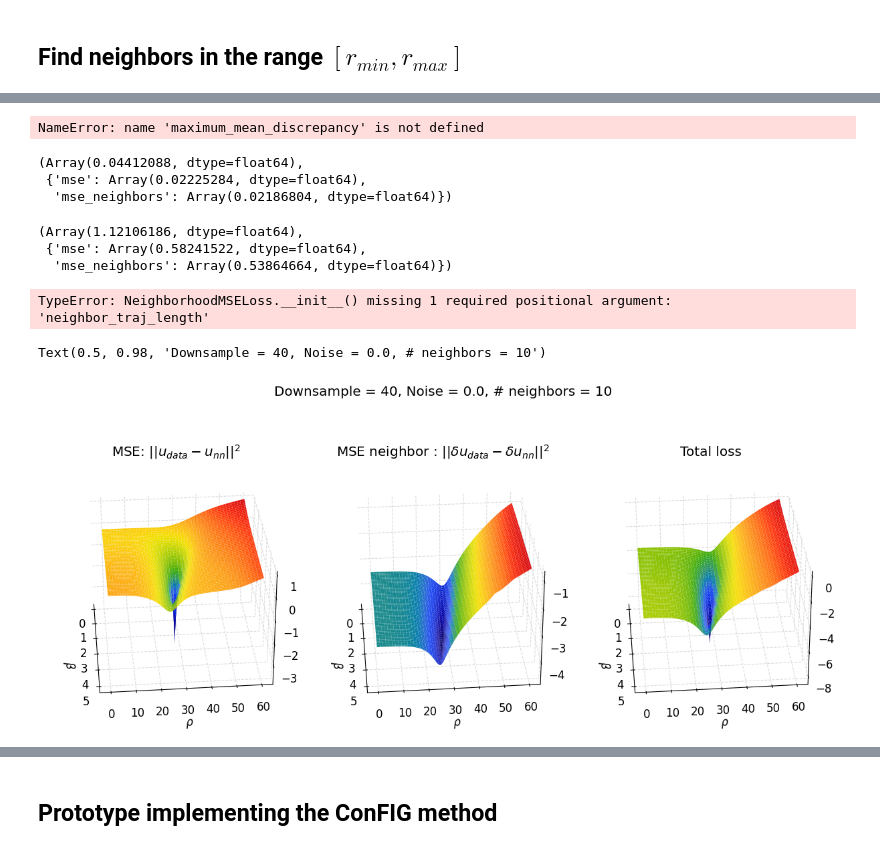
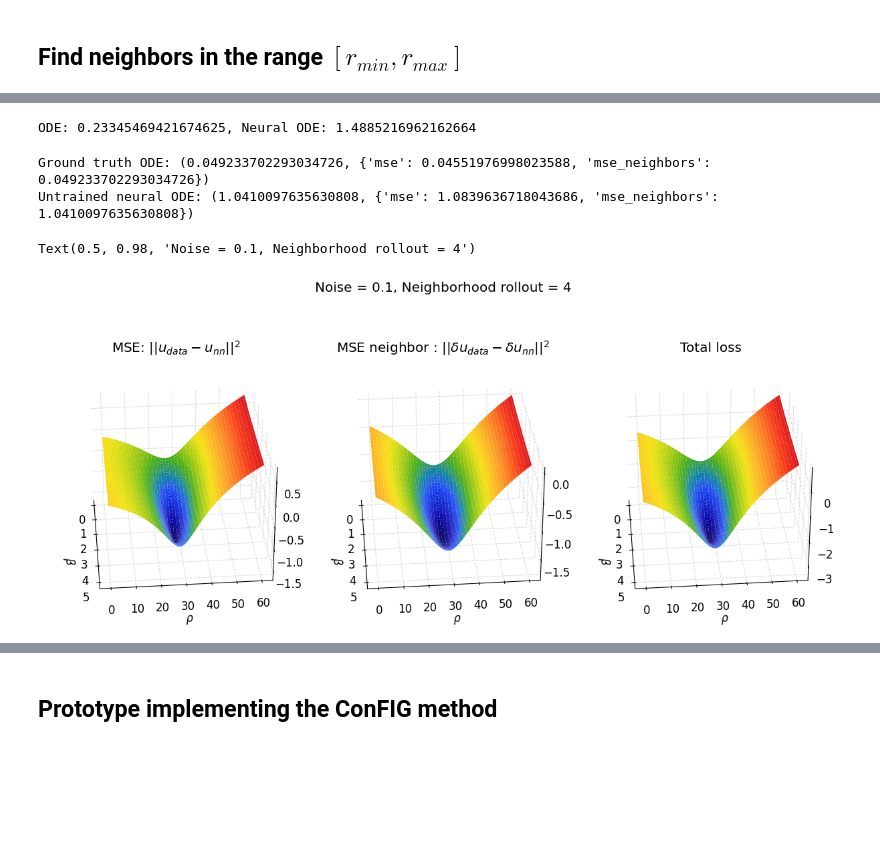
Before and after one commit to Jhko725/sandbox, a Jupyter notebook: notebooks/analysis/neighborhood.ipynb, the cells around one changed output, grey strips where cells are left out. Saved outputs shown, nothing was run; the diff lists cells and outputs as text; code cells hidden in the pictures; blank space fills up the shorter version.

```diff
--- a/notebooks/analysis/neighborhood.ipynb
+++ b/notebooks/analysis/neighborhood.ipynb
@@ -67,13 +60,14 @@ In the vincinity of $\boldsymbol{x}(t)$, the tangent evolution matrix linearly m
 
 Thus, when the number of deviations to forecast $m$ is larger than $d$, it is more economical to compute the tangent evolution matrix instead of directly solving the variational equation for the individual perturbations.
 # %%
-noise = 0.1
-downsample = 2
+noise = 0.05
+downsample = 40  # 2
 dataset, transform = (
     TimeSeriesDataset(
         *TimeSeriesDataset.from_hdf5(datadir / "lorenz63_large.hdf5")[::100]
     )
     .downsample(downsample)
+    # .split_along_time(2000)[0]
     .split_along_time(500)[0]
     .add_noise(noise)
     .standardize()
@@ -185,9 +181,9 @@ axes[-1].legend(fontsize="small")
 # %%
 loader = NeighborhoodSegmentLoader(
     dataset,
-    segment_length=10,
-    r_min=0.4,
-    r_max=0.6,
+    segment_length=2,
+    r_min=0.6,
+    r_max=0.8,
     num_neighbors=30,
     neighbor_cutoff=30,
     batch_strategy=RandomSampleBatching(2048),
@@ -247,7 +263,19 @@ axes[-1].legend(fontsize="small")
 # %%
-jax.vmap(jax.vmap(maximum_mean_discrepancy))(
-    (sol[1] + jnp.expand_dims(sol[0], 2)),
-    u_nn_batch[:, :neighbor_traj_length],
+from dynamical_systems.metrics.measure_distances import maximum_mean_discrepancy
+
+
+mmd = jnp.mean(
+    jax.vmap(jax.vmap(maximum_mean_discrepancy))(
+        (sol[1] + jnp.expand_dims(sol[0], 2)),
+        u_nn_batch[:, :neighbor_traj_length],
+    )[:, 1:]
 )
+mmd_nn = jnp.mean(
+    jax.vmap(jax.vmap(maximum_mean_discrepancy))(
+        (sol_nn[1] + jnp.expand_dims(sol_nn[0], 2)),
+        u_nn_batch[:, :neighbor_traj_length],
+    )[:, 1:]
+)
+print(f"ODE: {mmd}, Neural ODE: {mmd_nn}")
 # %% [output]
-NameError: name 'maximum_mean_discrepancy' is not defined
+ODE: 0.23345469421674625, Neural ODE: 1.4885216962162664
@@ -254,69 +288,58 @@ NameError: name 'maximum_mean_discrepancy' is not defined
 # %%
-loss_fn = NeighborhoodMSELoss(neighbor_traj_length=10)
+loss_fn = NeighborhoodMSELoss(neighbor_traj_length=2)
+print(f"Ground truth ODE: {jax.tree.map(lambda x: x.item(), loss_fn(model, batch))}")
+print(
+    f"Untrained neural ODE: {jax.tree.map(lambda x: x.item(), loss_fn(model_nn, batch))}"
+)
+# %% [output]
+Ground truth ODE: (0.049233702293034726, {'mse': 0.04551976998023588, 'mse_neighbors': 0.049233702293034726})
+Untrained neural ODE: (1.0410097635630808, {'mse': 1.0839636718043686, 'mse_neighbors': 1.0410097635630808})
-# %%
-loss_fn(model, batch)
-# %% [output]
-(Array(0.04412088, dtype=float64),
- {'mse': Array(0.02225284, dtype=float64),
-  'mse_neighbors': Array(0.02186804, dtype=float64)})
-# %%
-model_nn = NeuralODE(dim=3, width=64, depth=3)
-loss_fn(model_nn, batch)
-# %% [output]
-(Array(1.12106186, dtype=float64),
- {'mse': Array(0.58241522, dtype=float64),
-  'mse_neighbors': Array(0.53864664, dtype=float64)})
 # %%
-loss_fn = NeighborhoodMSELoss()
-
-
 @jax.jit
-@partial(batched_vmap, batch_size=5, in_axes=(None, 0, 0))
+@partial(batched_vmap, batch_size=2, in_axes=(None, 0, 0))
 @partial(jax.vmap, in_axes=(None, 0, 0))
 def loss_from_params(sigma, beta, rho):
     ode = Lorenz63(sigma, beta, rho)
-    model = NeuralNeighborhoodFlow(ODEModel(TransformedODE(ode, transform)))
-    return loss_fn(model, batch, None)[1]
+    model = ODEModel(TransformedODE(ode, transform))
+    return loss_fn(model, batch)[1]
 
 
 beta_grid, rho_grid = jnp.meshgrid(
     jnp.linspace(0, 5.0, 100), jnp.linspace(0.0, 60.0, 100)
 )
 loss_array = loss_from_params(10.0, beta_grid, rho_grid)
-# %% [output]
-TypeError: NeighborhoodMSELoss.__init__() missing 1 required positional argument: 'neighbor_traj_length'
 # %%
 fig, axes = plt.subplots(
     1, 3, figsize=(12, 6), sharex=True, subplot_kw={"projection": "3d"}
 )
 values = [
     np.log10(loss_array["mse"]),
     np.log10(loss_array["mse_neighbors"]),
     np.log10(loss_array["mse"]) + np.log10(loss_array["mse_neighbors"]),
 ]
 
 for ax, v in zip(axes, values):
     plot = ax.plot_surface(
         beta_grid,
         rho_grid,
         v,
         cmap=cc.cm.rainbow4,
     )
     # divider = make_axes_locatable(ax)
     # cax = divider.append_axes("right", size="5%", pad=0.05, axes_class=plt.Axes)
     # fig.colorbar(plot, cax=cax, orientation="vertical", shrink=0.3)
 
     ax.view_init(azim=-5)
     ax.set_xlabel(r"$\beta$")
     ax.set_ylabel(r"$\rho$")
 axes[0].set_title(r"MSE: $||u_{data}-u_{nn}||^2$")
 axes[1].set_title(r"MSE neighbor : $||\delta u_{data}-\delta u_{nn}||^2$")
 axes[2].set_title(r"Total loss")
 
 fig.suptitle(
-    f"Downsample = {downsample}, Noise = {noise}, # neighbors = {num_neighbors}",
+    f"Noise = {noise}, Neighborhood rollout = {4}",
     fontsize="large",
 )
 # %% [output]
-Text(0.5, 0.98, 'Downsample = 40, Noise = 0.0, # neighbors = 10')
+Text(0.5, 0.98, 'Noise = 0.1, Neighborhood rollout = 4')
-[figure, old version]
+[figure, new version]
```
Also changed, not shown: parts of 31 cells of this notebook, 13 other files.
